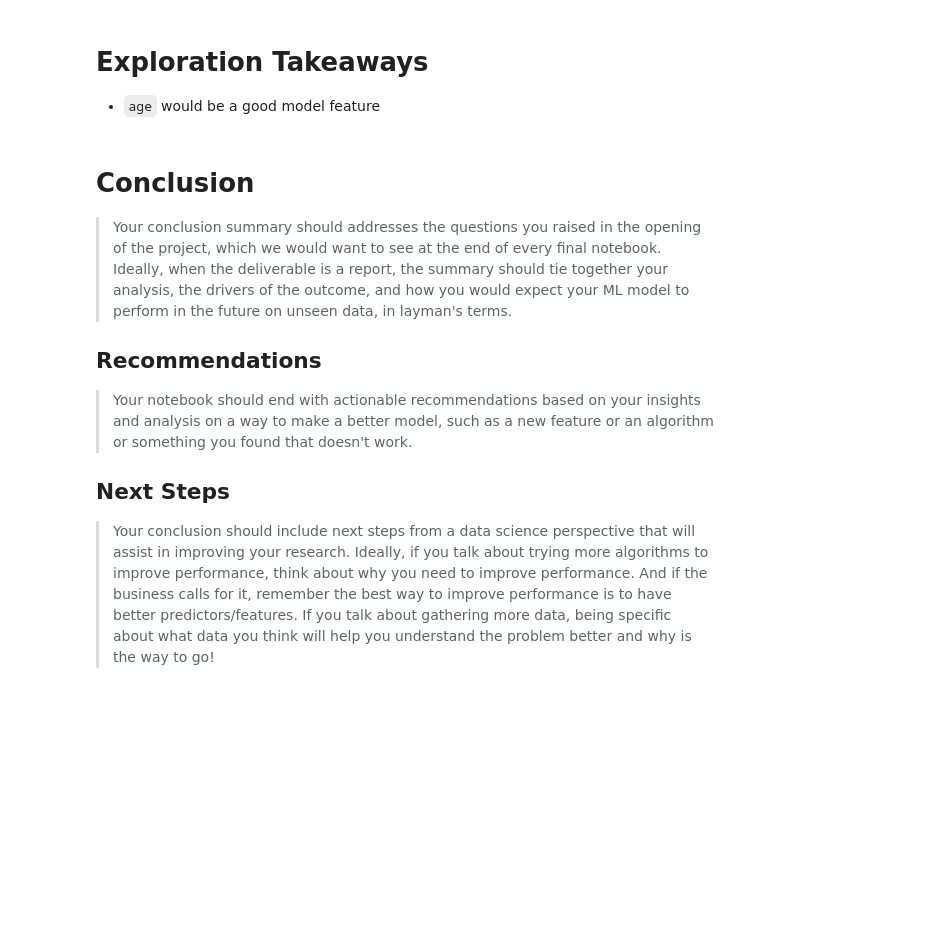
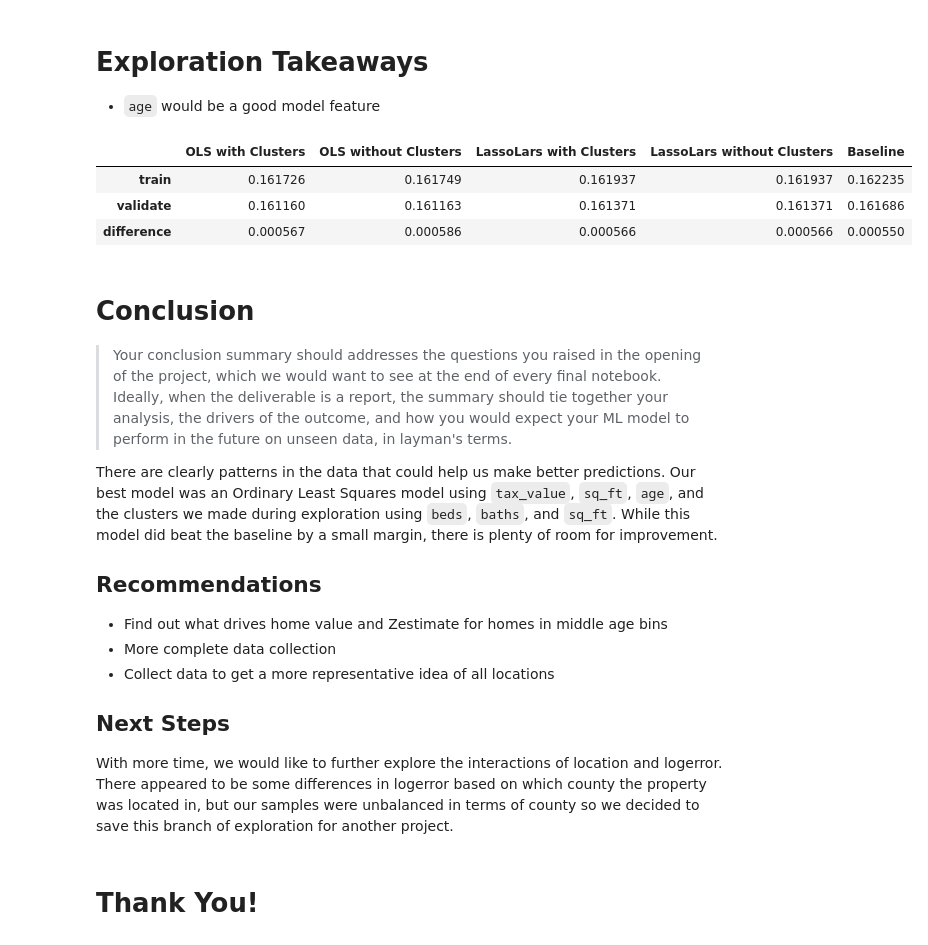
Before and after one commit to jones-stewart/zillow-clustering-project, a Jupyter notebook: report_notebook-Copy1.ipynb, the cells around one changed output. Cells and saved outputs as stored; diff of their text form; code cells hidden in the pictures; blank space fills up the shorter version.

Commit message:
Added conclusion, tested functions

```diff
--- a/report_notebook-Copy1.ipynb
+++ b/report_notebook-Copy1.ipynb
@@ -187,12 +219,35 @@ X_train_scaled, X_validate_scaled, X_test_scaled = e.cluster_and_scale(train, va
 # %% [markdown]
 # Exploration Takeaways
 - `age` would be a good model feature
+# %%
+import model_stewart as m
+import pandas as pd
+# define features on which to model and cluster
+modeling = ['tax_value', 'age', 'sq_ft']
+clustering = ['beds', 'baths', 'sq_ft']
+# scale data, split into x and y
+X_train, X_validate, X_test = m.scale_and_cluster(train, validate, test, modeling, clustering, 4)
+X_train, X_validate, X_test = m.encode_clusters(X_train, X_validate, X_test)
+y_train, y_validate, y_test = pd.DataFrame(train.logerror), pd.DataFrame(validate.logerror), pd.DataFrame(test.logerror)
+# # run models
+m.model_features_df_report(X_train, X_validate, y_train, y_validate)
+# %% [output]
+|  | OLS with Clusters | OLS without Clusters | LassoLars with Clusters | LassoLars without Clusters | Baseline |
+| train | 0.161726 | 0.161749 | 0.161937 | 0.161937 | 0.162235 |
+| validate | 0.161160 | 0.161163 | 0.161371 | 0.161371 | 0.161686 |
+| difference | 0.000567 | 0.000586 | 0.000566 | 0.000566 | 0.000550 |
 # %% [markdown]
 # Conclusion
 >Your conclusion summary should addresses the questions you raised in the opening of the project, which we would want to see at the end of every final notebook. Ideally, when the deliverable is a report, the summary should tie together your analysis, the drivers of the outcome, and how you would expect your ML model to perform in the future on unseen data, in layman's terms.
 
+There are clearly patterns in the data that could help us make better predictions. Our best model was an Ordinary Least Squares model using `tax_value`, `sq_ft`, `age`, and the clusters we made during exploration using `beds`, `baths`, and `sq_ft`. While this model did beat the baseline by a small margin, there is plenty of room for improvement.
+
 ## Recommendations
->Your notebook should end with actionable recommendations based on your insights and analysis on a way to make a better model, such as a new feature or an algorithm or something you found that doesn't work.
+- Find out what drives home value and Zestimate for homes in middle age bins
+- More complete data collection
+- Collect data to get a more representative idea of all locations
 
 ## Next Steps
->Your conclusion should include next steps from a data science perspective that will assist in improving your research. Ideally, if you talk about trying more algorithms to improve performance, think about why you need to improve performance. And if the business calls for it, remember the best way to improve performance is to have better predictors/features. If you talk about gathering more data, being specific about what data you think will help you understand the problem better and why is the way to go!
+With more time, we would like to further explore the interactions of location and logerror. There appeared to be some differences in logerror based on which county the property was located in, but our samples were unbalanced in terms of county so we decided to save this branch of exploration for another project.
+# %% [markdown]
+# Thank You!
```
Also changed, not shown: parts of 8 cells of this notebook.
